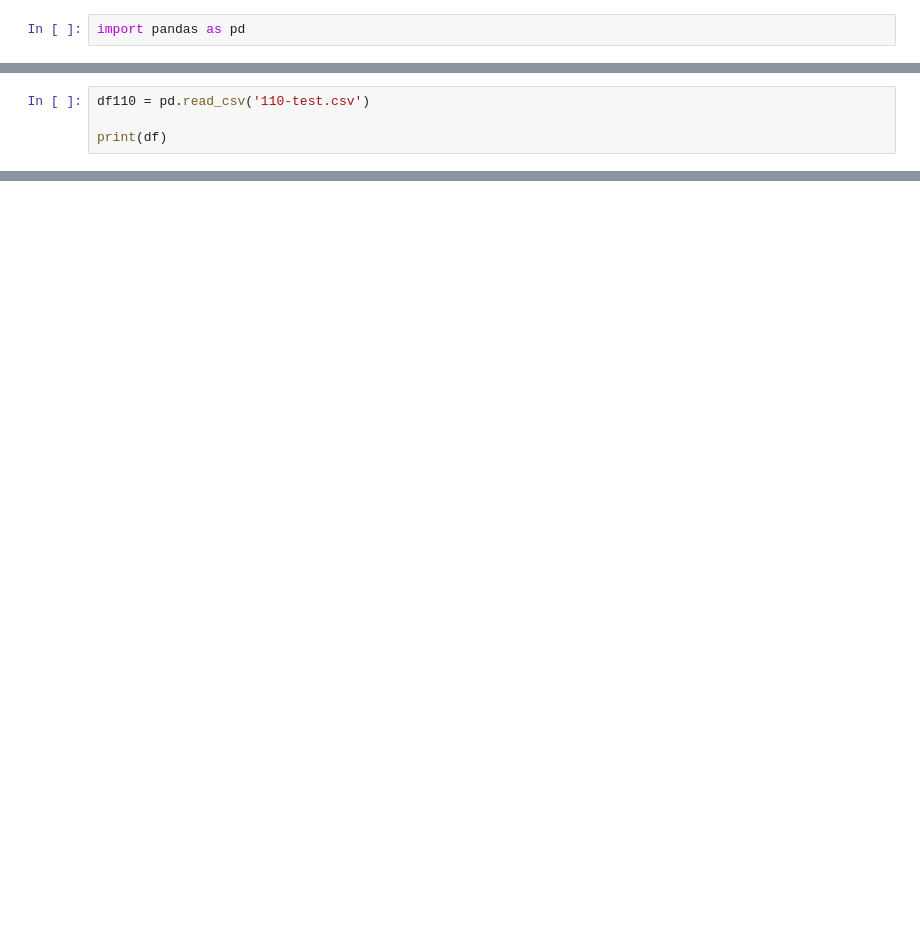
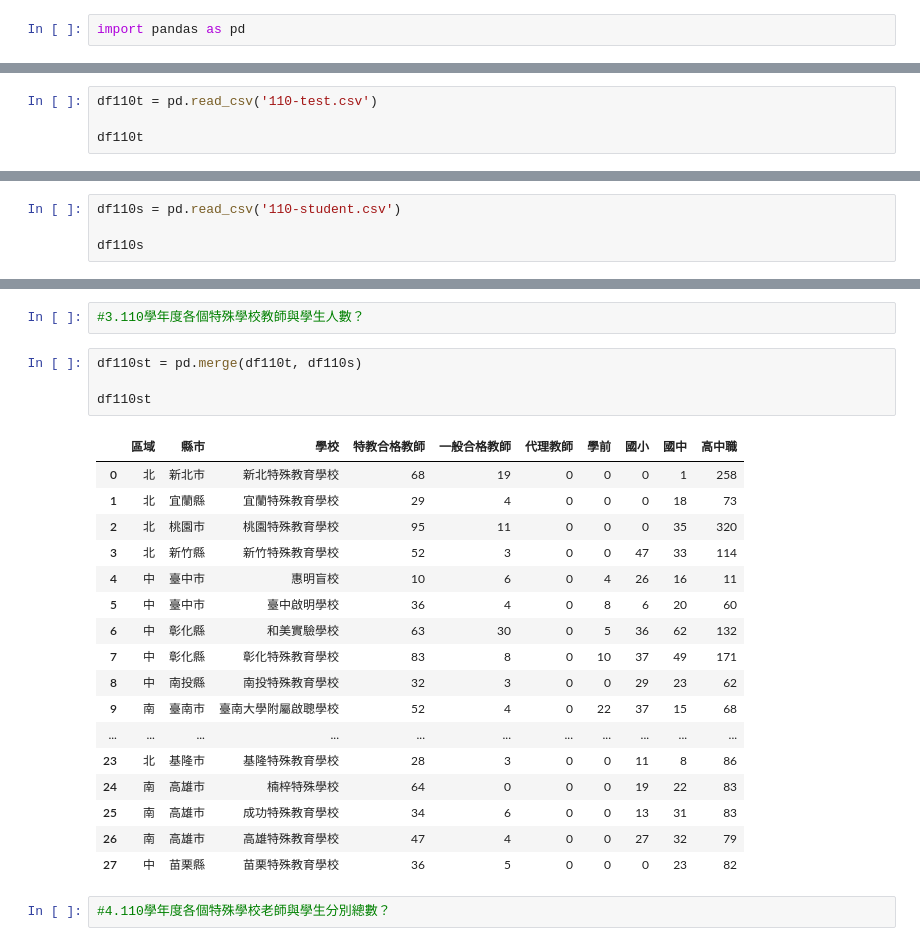
Before and after one commit to 41009035e-David/41009035e-David, a Jupyter notebook: week2/week2_0308.ipynb, the cells around one changed output, grey strips where cells are left out. Drawn from its saved outputs; the diff is of its cells as text; blank space fills up the shorter version.

```diff
--- a/week2/week2_0308.ipynb
+++ b/week2/week2_0308.ipynb
@@ -5,5 +5,5 @@ import pandas as pd
 # %%
-df110 = pd.read_csv('110-test.csv')
+df110t = pd.read_csv('110-test.csv')
 
-print(df)
+df110t
 # %% [output]
@@ -10,0 +29,4 @@ FileNotFoundError: [Errno 2] File 110-test.csv does not exist: '110-test.csv'
+# %%
+df110s = pd.read_csv('110-student.csv')
+
+df110s
@@ -10,0 +51,26 @@ FileNotFoundError: [Errno 2] File 110-test.csv does not exist: '110-test.csv'
+# %%
+#3.110學年度各個特殊學校教師與學生人數？
+# %%
+df110st = pd.merge(df110t, df110s)
+
+df110st
+# %% [output]
+|  | 區域 | 縣市 | 學校 | 特教合格教師 | 一般合格教師 | 代理教師 | 學前 | 國小 | 國中 | 高中職 |
+| 0 | 北 | 新北市 | 新北特殊教育學校 | 68 | 19 | 0 | 0 | 0 | 1 | 258 |
+| 1 | 北 | 宜蘭縣 | 宜蘭特殊教育學校 | 29 | 4 | 0 | 0 | 0 | 18 | 73 |
+| 2 | 北 | 桃園市 | 桃園特殊教育學校 | 95 | 11 | 0 | 0 | 0 | 35 | 320 |
+| 3 | 北 | 新竹縣 | 新竹特殊教育學校 | 52 | 3 | 0 | 0 | 47 | 33 | 114 |
+| 4 | 中 | 臺中市 | 惠明盲校 | 10 | 6 | 0 | 4 | 26 | 16 | 11 |
+| 5 | 中 | 臺中市 | 臺中啟明學校 | 36 | 4 | 0 | 8 | 6 | 20 | 60 |
+| 6 | 中 | 彰化縣 | 和美實驗學校 | 63 | 30 | 0 | 5 | 36 | 62 | 132 |
+| 7 | 中 | 彰化縣 | 彰化特殊教育學校 | 83 | 8 | 0 | 10 | 37 | 49 | 171 |
+| 8 | 中 | 南投縣 | 南投特殊教育學校 | 32 | 3 | 0 | 0 | 29 | 23 | 62 |
+| 9 | 南 | 臺南市 | 臺南大學附屬啟聰學校 | 52 | 4 | 0 | 22 | 37 | 15 | 68 |
+| ... | ... | ... | ... | ... | ... | ... | ... | ... | ... | ... |
+| 23 | 北 | 基隆市 | 基隆特殊教育學校 | 28 | 3 | 0 | 0 | 11 | 8 | 86 |
+| 24 | 南 | 高雄市 | 楠梓特殊學校 | 64 | 0 | 0 | 0 | 19 | 22 | 83 |
+| 25 | 南 | 高雄市 | 成功特殊教育學校 | 34 | 6 | 0 | 0 | 13 | 31 | 83 |
+| 26 | 南 | 高雄市 | 高雄特殊教育學校 | 47 | 4 | 0 | 0 | 27 | 32 | 79 |
+| 27 | 中 | 苗栗縣 | 苗栗特殊教育學校 | 36 | 5 | 0 | 0 | 0 | 23 | 82 |
+# %%
+#4.110學年度各個特殊學校老師與學生分別總數？
```
Also changed, not shown: parts of 21 cells of this notebook.
